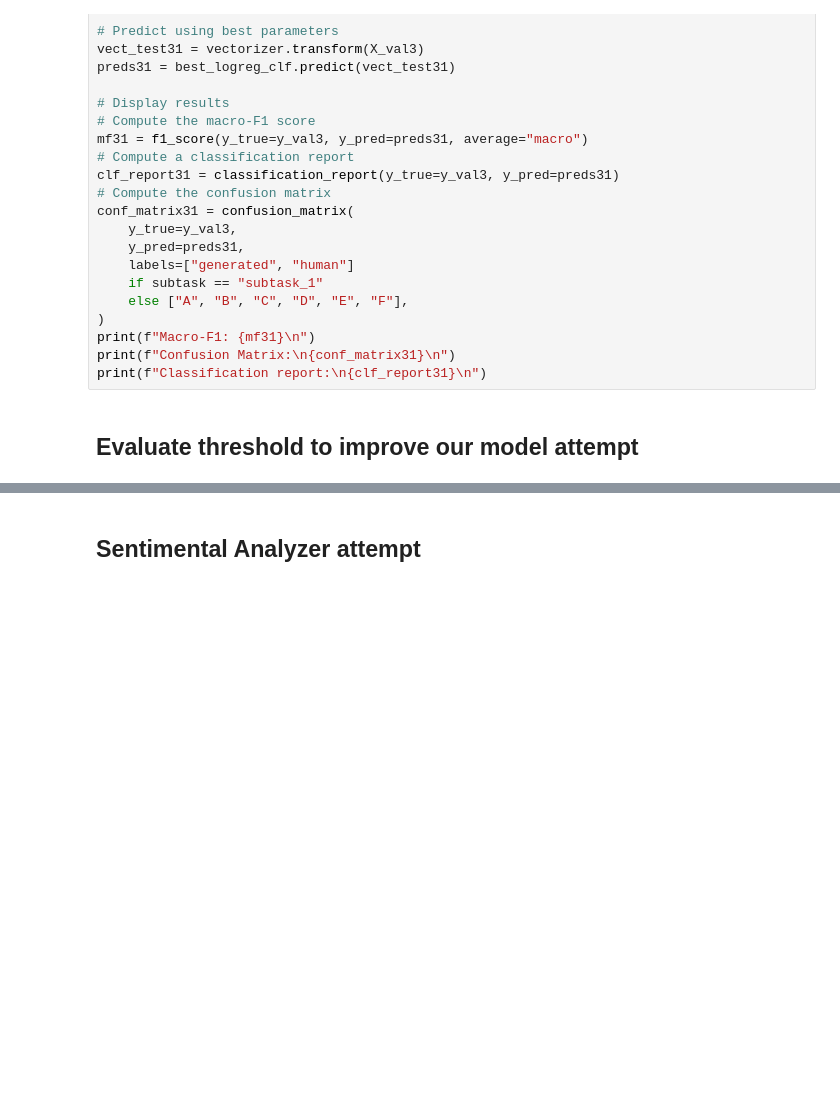
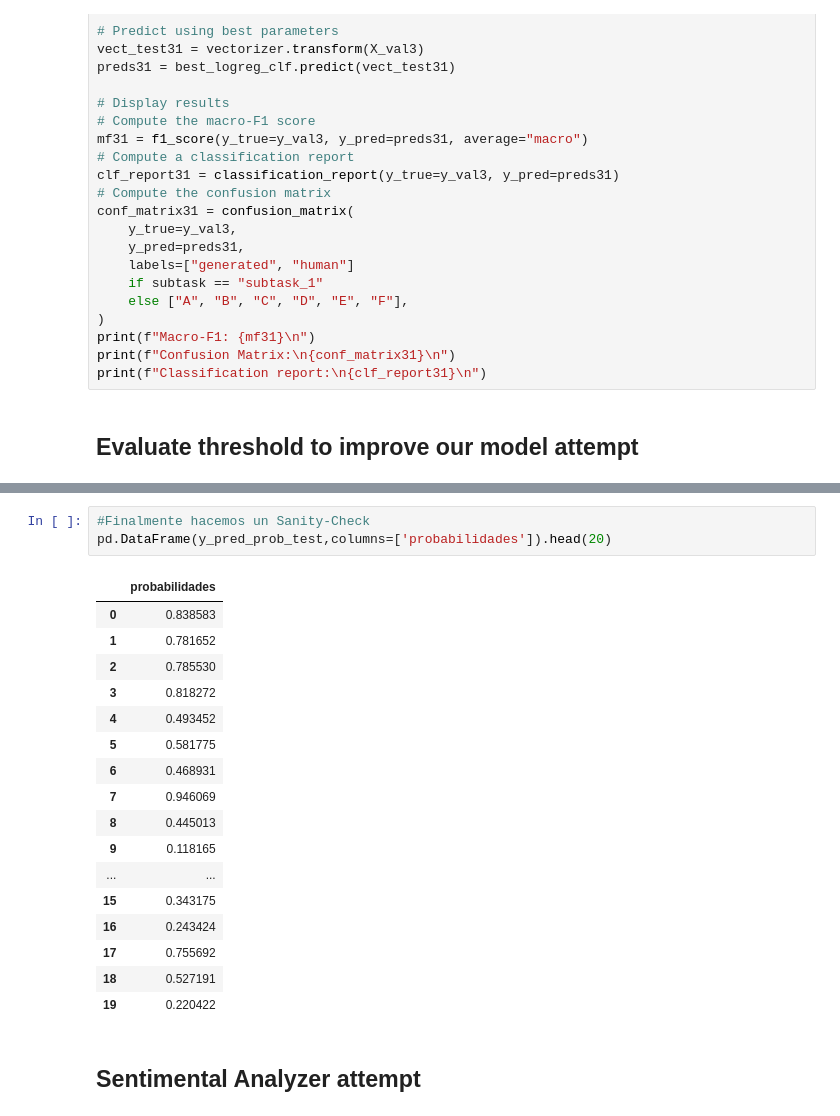
Before and after one commit to Chrmorod/TextMining, a Jupyter notebook: Code/Máster_Big_Data_Analytics_AuTexTification_baseline.ipynb, the cells around one changed output, grey strips where cells are left out. Drawn from its saved outputs; the diff is of its cells as text; blank space fills up the shorter version.

```diff
--- a/Code/Máster_Big_Data_Analytics_AuTexTification_baseline.ipynb
+++ b/Code/Máster_Big_Data_Analytics_AuTexTification_baseline.ipynb
@@ -963,3 +998,24 @@ Please also refer to the documentation for alternative solver options:
+# %%
+#Finalmente hacemos un Sanity-Check
+pd.DataFrame(y_pred_prob_test,columns=['probabilidades']).head(20)
+# %% [output]
+|  | probabilidades |
+| 0 | 0.838583 |
+| 1 | 0.781652 |
+| 2 | 0.785530 |
+| 3 | 0.818272 |
+| 4 | 0.493452 |
+| 5 | 0.581775 |
+| 6 | 0.468931 |
+| 7 | 0.946069 |
+| 8 | 0.445013 |
+| 9 | 0.118165 |
+| ... | ... |
+| 15 | 0.343175 |
+| 16 | 0.243424 |
+| 17 | 0.755692 |
+| 18 | 0.527191 |
+| 19 | 0.220422 |
 # %% [markdown]
 ## Sentimental Analyzer attempt
 # %% [markdown]
```
Also changed, not shown: parts of 9 cells of this notebook.
